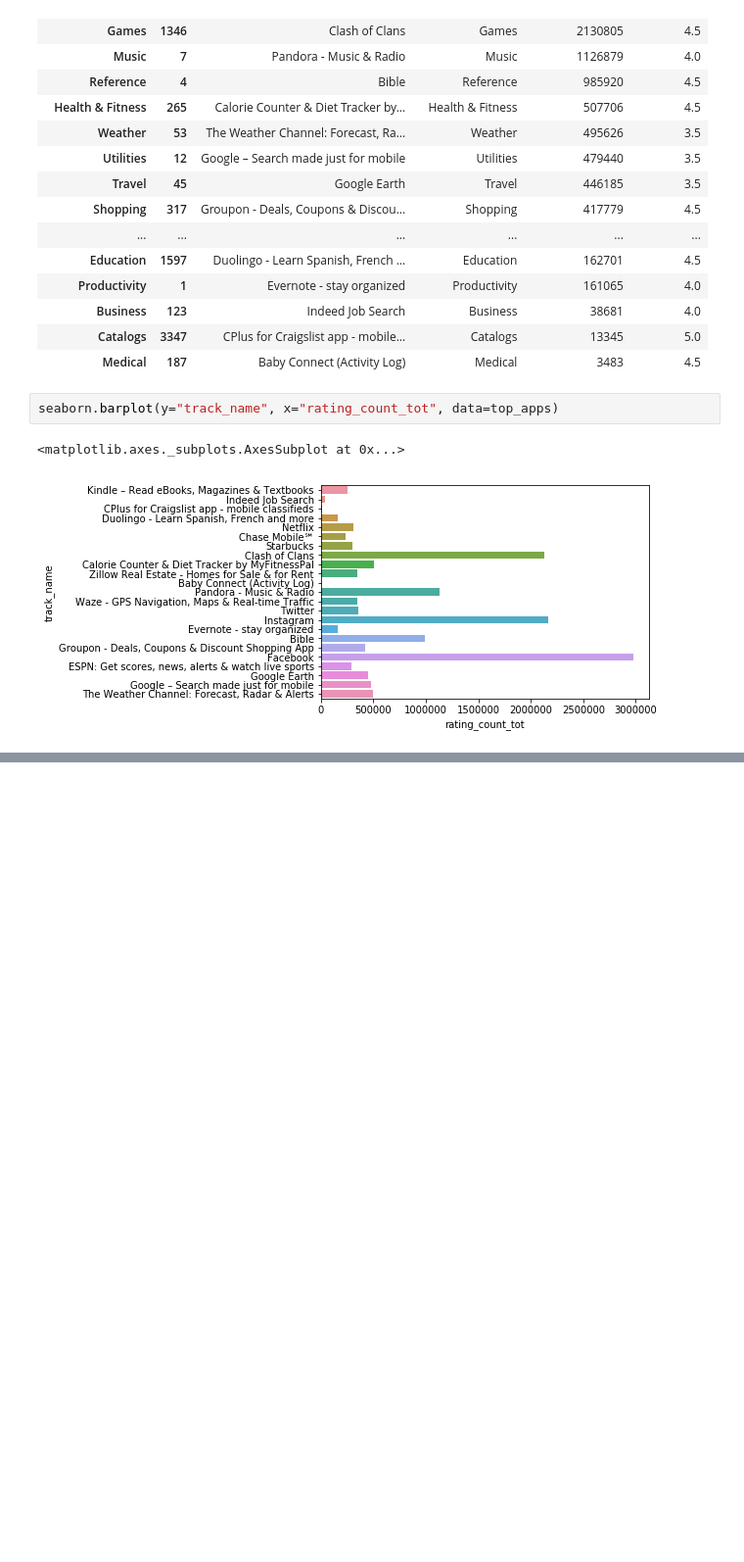
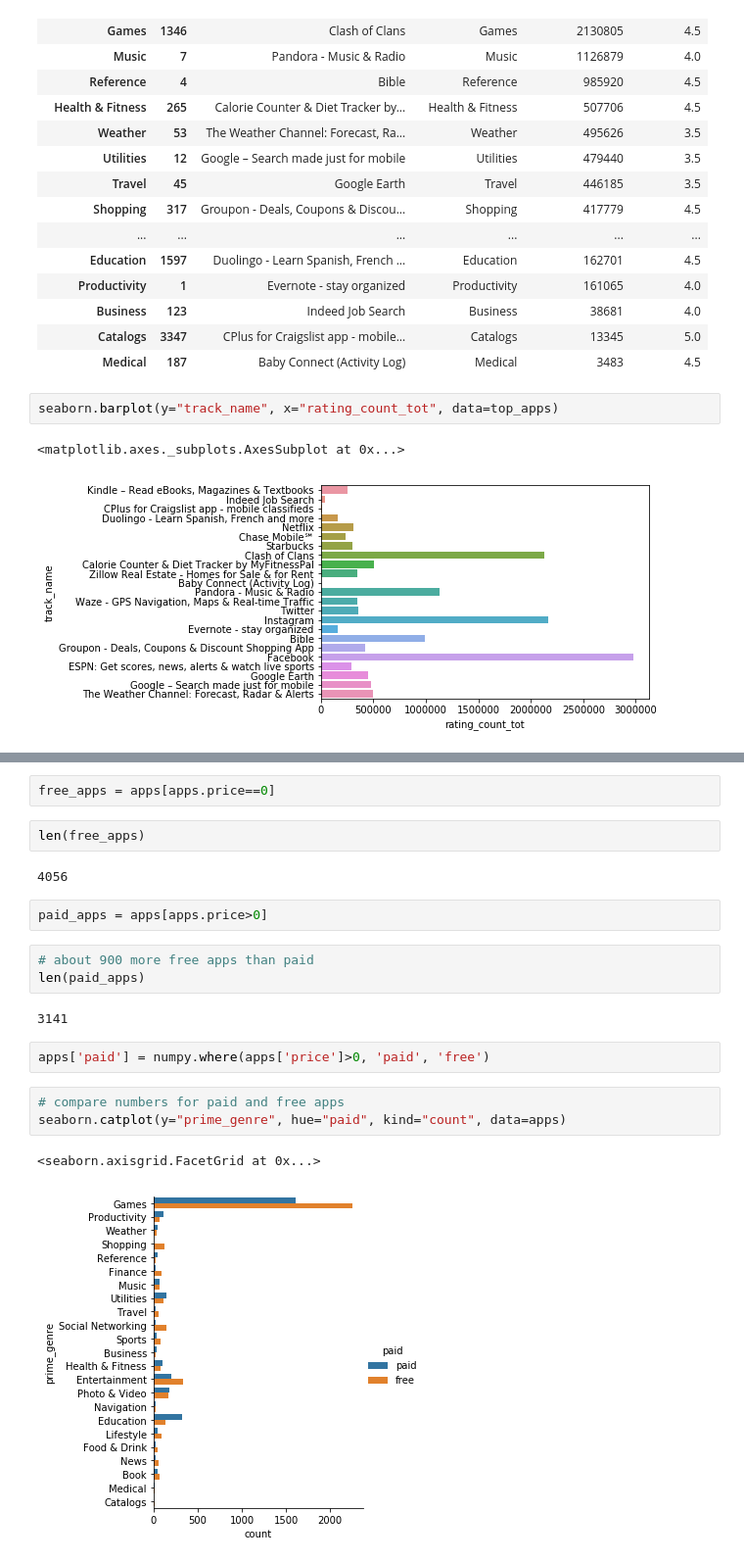
Before and after one commit to nanli-7/app-store-apple-data, a Jupyter notebook: apple-store-apps.ipynb, the cells around one changed output, grey strips where cells are left out. Shown at 98% size. Saved outputs shown, nothing was run; the diff lists cells and outputs as text; blank space fills up the shorter version.

Commit message:
add new data exploration

```diff
--- a/apple-store-apps.ipynb
+++ b/apple-store-apps.ipynb
@@ -216,0 +221,21 @@ seaborn.barplot(y="track_name", x="rating_count_tot", data=top_apps)
+# %%
+free_apps = apps[apps.price==0]
+# %%
+len(free_apps)
+# %% [output]
+4056
+# %%
+paid_apps = apps[apps.price>0]
+# %%
+# about 900 more free apps than paid
+len(paid_apps)
+# %% [output]
+3141
+# %%
+apps['paid'] = numpy.where(apps['price']>0, 'paid', 'free')
+# %%
+# compare numbers for paid and free apps
+seaborn.catplot(y="prime_genre", hue="paid", kind="count", data=apps)
+# %% [output]
+<seaborn.axisgrid.FacetGrid at 0x...>
+[figure, added]
```
Also changed, not shown: parts of 17 cells of this notebook.
